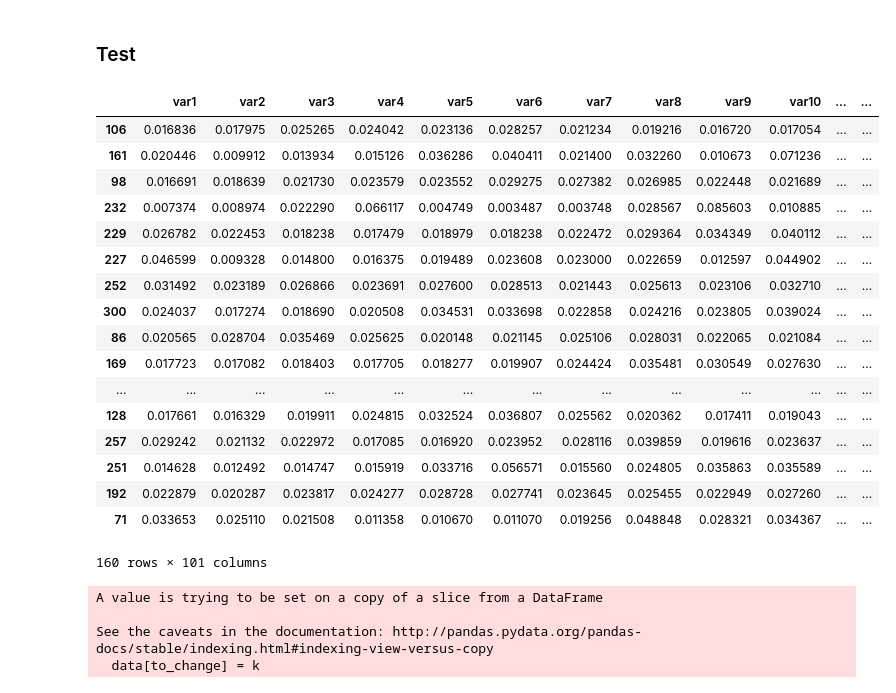
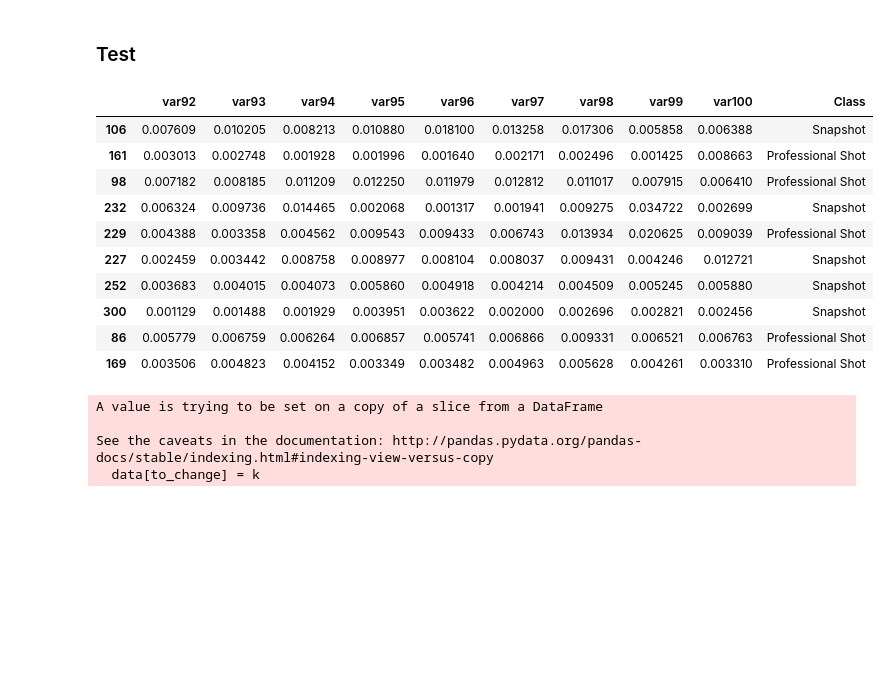
Before and after one commit to ferrubio/aesthetic_quality, a Jupyter notebook: notebooks/Demo PGMs.ipynb, the cells around one changed output. Saved outputs shown, nothing was run; the diff lists cells and outputs as text; code cells hidden in the pictures; blank space fills up the shorter version.

```diff
--- a/notebooks/Demo PGMs.ipynb
+++ b/notebooks/Demo PGMs.ipynb
@@ -129,26 +115,19 @@ data_aux.loc[train_indexes]
 # %% [markdown]
 ### Test
 # %%
-data_aux.loc[test_indexes]
+data_aux.loc[test_indexes].iloc[0:10,-10:]
 # %% [output]
-|  | var1 | var2 | var3 | var4 | var5 | var6 | var7 | var8 | var9 | var10 | ... | ... |
-| 106 | 0.016836 | 0.017975 | 0.025265 | 0.024042 | 0.023136 | 0.028257 | 0.021234 | 0.019216 | 0.016720 | 0.017054 | ... | ... |
-| 161 | 0.020446 | 0.009912 | 0.013934 | 0.015126 | 0.036286 | 0.040411 | 0.021400 | 0.032260 | 0.010673 | 0.071236 | ... | ... |
-| 98 | 0.016691 | 0.018639 | 0.021730 | 0.023579 | 0.023552 | 0.029275 | 0.027382 | 0.026985 | 0.022448 | 0.021689 | ... | ... |
-| 232 | 0.007374 | 0.008974 | 0.022290 | 0.066117 | 0.004749 | 0.003487 | 0.003748 | 0.028567 | 0.085603 | 0.010885 | ... | ... |
-| 229 | 0.026782 | 0.022453 | 0.018238 | 0.017479 | 0.018979 | 0.018238 | 0.022472 | 0.029364 | 0.034349 | 0.040112 | ... | ... |
-| 227 | 0.046599 | 0.009328 | 0.014800 | 0.016375 | 0.019489 | 0.023608 | 0.023000 | 0.022659 | 0.012597 | 0.044902 | ... | ... |
-| 252 | 0.031492 | 0.023189 | 0.026866 | 0.023691 | 0.027600 | 0.028513 | 0.021443 | 0.025613 | 0.023106 | 0.032710 | ... | ... |
-| 300 | 0.024037 | 0.017274 | 0.018690 | 0.020508 | 0.034531 | 0.033698 | 0.022858 | 0.024216 | 0.023805 | 0.039024 | ... | ... |
-| 86 | 0.020565 | 0.028704 | 0.035469 | 0.025625 | 0.020148 | 0.021145 | 0.025106 | 0.028031 | 0.022065 | 0.021084 | ... | ... |
-| 169 | 0.017723 | 0.017082 | 0.018403 | 0.017705 | 0.018277 | 0.019907 | 0.024424 | 0.035481 | 0.030549 | 0.027630 | ... | ... |
-| ... | ... | ... | ... | ... | ... | ... | ... | ... | ... | ... | ... | ... |
-| 128 | 0.017661 | 0.016329 | 0.019911 | 0.024815 | 0.032524 | 0.036807 | 0.025562 | 0.020362 | 0.017411 | 0.019043 | ... | ... |
-| 257 | 0.029242 | 0.021132 | 0.022972 | 0.017085 | 0.016920 | 0.023952 | 0.028116 | 0.039859 | 0.019616 | 0.023637 | ... | ... |
-| 251 | 0.014628 | 0.012492 | 0.014747 | 0.015919 | 0.033716 | 0.056571 | 0.015560 | 0.024805 | 0.035863 | 0.035589 | ... | ... |
-| 192 | 0.022879 | 0.020287 | 0.023817 | 0.024277 | 0.028728 | 0.027741 | 0.023645 | 0.025455 | 0.022949 | 0.027260 | ... | ... |
-| 71 | 0.033653 | 0.025110 | 0.021508 | 0.011358 | 0.010670 | 0.011070 | 0.019256 | 0.048848 | 0.028321 | 0.034367 | ... | ... |
+|  | var92 | var93 | var94 | var95 | var96 | var97 | var98 | var99 | var100 | Class |
+| 106 | 0.007609 | 0.010205 | 0.008213 | 0.010880 | 0.018100 | 0.013258 | 0.017306 | 0.005858 | 0.006388 | Snapshot |
+| 161 | 0.003013 | 0.002748 | 0.001928 | 0.001996 | 0.001640 | 0.002171 | 0.002496 | 0.001425 | 0.008663 | Professional Shot |
+| 98 | 0.007182 | 0.008185 | 0.011209 | 0.012250 | 0.011979 | 0.012812 | 0.011017 | 0.007915 | 0.006410 | Professional Shot |
+| 232 | 0.006324 | 0.009736 | 0.014465 | 0.002068 | 0.001317 | 0.001941 | 0.009275 | 0.034722 | 0.002699 | Snapshot |
+| 229 | 0.004388 | 0.003358 | 0.004562 | 0.009543 | 0.009433 | 0.006743 | 0.013934 | 0.020625 | 0.009039 | Professional Shot |
+| 227 | 0.002459 | 0.003442 | 0.008758 | 0.008977 | 0.008104 | 0.008037 | 0.009431 | 0.004246 | 0.012721 | Snapshot |
+| 252 | 0.003683 | 0.004015 | 0.004073 | 0.005860 | 0.004918 | 0.004214 | 0.004509 | 0.005245 | 0.005880 | Snapshot |
+| 300 | 0.001129 | 0.001488 | 0.001929 | 0.003951 | 0.003622 | 0.002000 | 0.002696 | 0.002821 | 0.002456 | Snapshot |
+| 86 | 0.005779 | 0.006759 | 0.006264 | 0.006857 | 0.005741 | 0.006866 | 0.009331 | 0.006521 | 0.006763 | Professional Shot |
+| 169 | 0.003506 | 0.004823 | 0.004152 | 0.003349 | 0.003482 | 0.004963 | 0.005628 | 0.004261 | 0.003310 | Professional Shot |
-160 rows × 101 columns
 # %%
 # we define and configure the discretization method
 discretization = Unsupervised_method()
```
Also changed, not shown: parts of 12 cells of this notebook, 1 other file.
